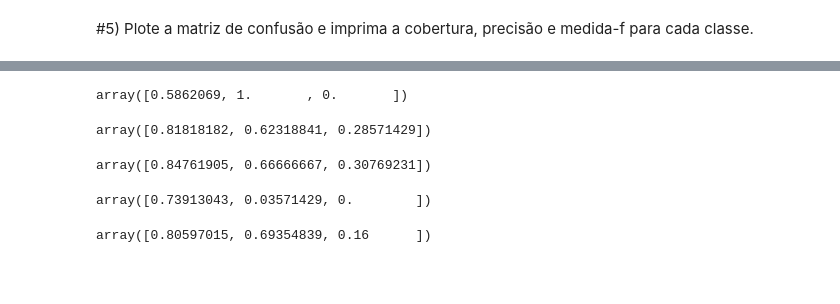
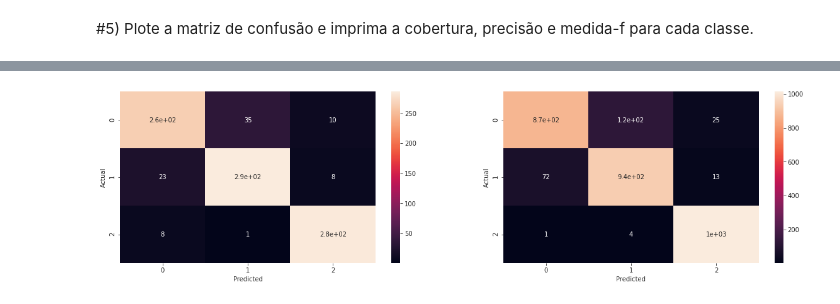
Before and after one commit to aguilarafa2010/PLN, a Jupyter notebook: Trabalho_Final_PLN.ipynb, the cells around one changed output, grey strips where cells are left out. Cells and saved outputs as stored; diff of their text form; code cells hidden in the pictures; blank space fills up the shorter version.

```diff
--- a/Trabalho_Final_PLN.ipynb
+++ b/Trabalho_Final_PLN.ipynb
@@ -189,10 +221,16 @@ def prepare_targets(y_train, y_test):
 # %%
 # Separando os dados em Treinamento e Teste
 
-X_train, X_test, y_train, y_test = train_test_split(vectors, df.Classe,
-                                                    test_size=0.1, random_state=1)
+X_train, X_test, y_train, y_test = train_test_split(X_res, y_res,
+                                                    test_size=0.3, random_state=1)
 
 y_train, y_test = prepare_targets(y_train, y_test)
+
+# Para uso da Validação Cruzada
+
+folds=10
+y = np.concatenate([y_train, y_test])
+X = np.concatenate([X_train.toarray(), X_test.toarray()])
 # %%
 # TREINANDO MODELO SVM
 # Prepara os dados de saída
@@ -322,25 +364,11 @@ array([0.82407407, 0.6440678 , 0.5       ])
-# %%
-precision = precision_score(y_test, yhat_b, average=None)
-precision
-# %% [output]
-array([0.5862069, 1.       , 0.       ])
-# %%
-precision = precision_score(y_test, yhat_c, average=None)
-precision
-# %% [output]
-array([0.81818182, 0.62318841, 0.28571429])
-# %%
-score = f1_score(y_test, yhat_a, average=None)
-score
-# %% [output]
-array([0.84761905, 0.66666667, 0.30769231])
-# %%
-score = f1_score(y_test, yhat_b, average=None)
-score
-# %% [output]
-array([0.73913043, 0.03571429, 0.        ])
-# %%
-score = f1_score(y_test, yhat_c, average=None)
-score
-# %% [output]
-array([0.80597015, 0.69354839, 0.16      ])
+# %%
+confusion_matrix_1 = pd.crosstab(y_test, yhat_a, rownames=['Actual'], colnames=['Predicted'])
+confusion_matrix_2 = pd.crosstab(y, Z_a, rownames=['Actual'], colnames=['Predicted'])
+
+fig, ax =plt.subplots(1,2)
+sns.heatmap(confusion_matrix_1, annot=True, ax=ax[0], )
+sns.heatmap(confusion_matrix_2, annot=True, ax=ax[1] )
+
+fig.show()
+# %% [output]
+[figure, added]
```
Also changed, not shown: parts of 25 cells of this notebook.
